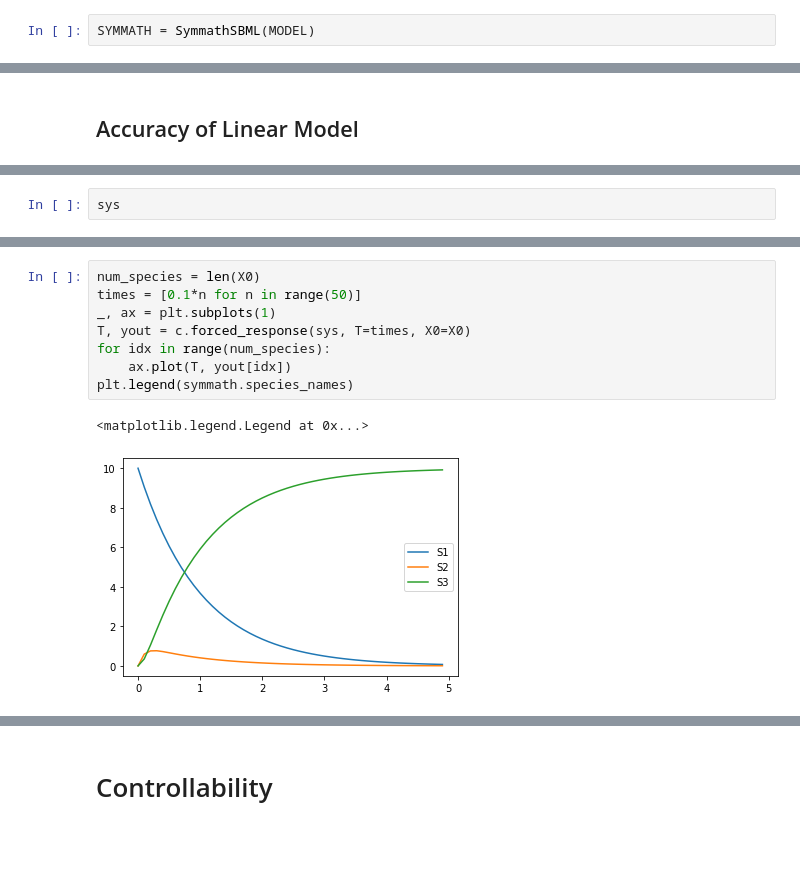
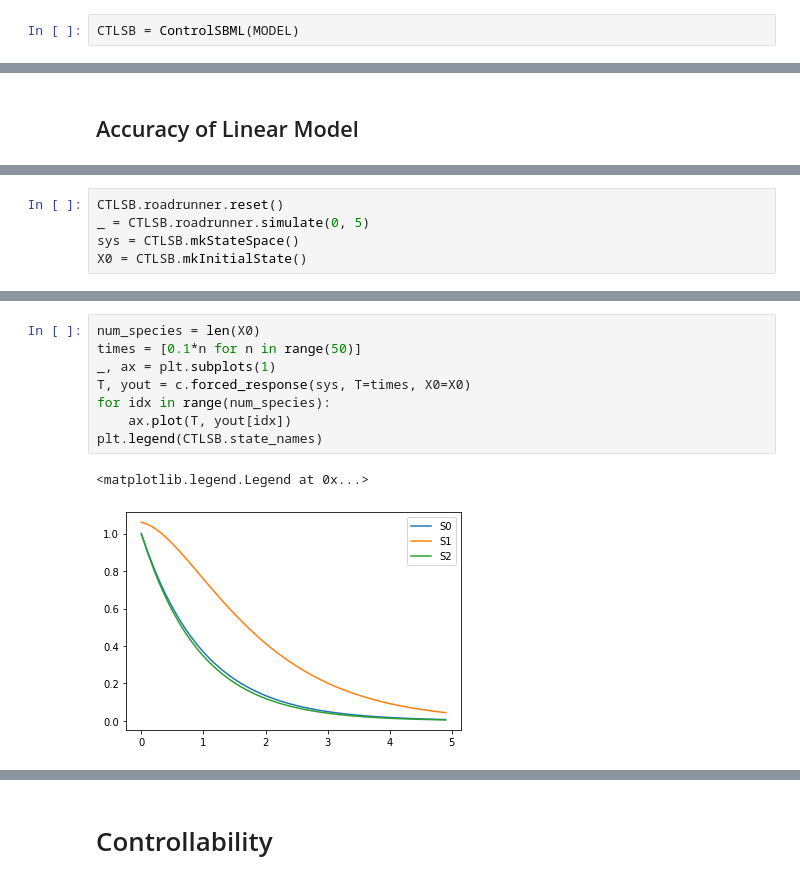
Before and after one commit to ModelEngineering/controlSBML, a Jupyter notebook: notebooks/ExploringControl-Linear.ipynb, the cells around one changed output, grey strips where cells are left out. Cells and saved outputs as stored; diff of their text form; blank space fills up the shorter version.

```diff
--- a/notebooks/ExploringControl-Linear.ipynb
+++ b/notebooks/ExploringControl-Linear.ipynb
@@ -49,4 +49,4 @@ S0 [[ -1,  0,   0],
 S1  [  1, -1,   0],
 S2  [  0,  1, -10]]
 # %%
-SYMMATH = SymmathSBML(MODEL)
+CTLSB = ControlSBML(MODEL)
@@ -77,2 +55,5 @@ X0 = symmath.mkInitialState()
 # %%
-sys
+CTLSB.roadrunner.reset()
+_ = CTLSB.roadrunner.simulate(0, 5)
+sys = CTLSB.mkStateSpace()
+X0 = CTLSB.mkInitialState()
@@ -91,11 +60,11 @@ sys
 # %%
 num_species = len(X0)
 times = [0.1*n for n in range(50)]
 _, ax = plt.subplots(1)
 T, yout = c.forced_response(sys, T=times, X0=X0)
 for idx in range(num_species):
     ax.plot(T, yout[idx])
-plt.legend(symmath.species_names)
+plt.legend(CTLSB.state_names)
 # %% [output]
 <matplotlib.legend.Legend at 0x...>
-[figure, old version]
+[figure, new version]
```
Also changed, not shown: parts of 10 cells of this notebook.
